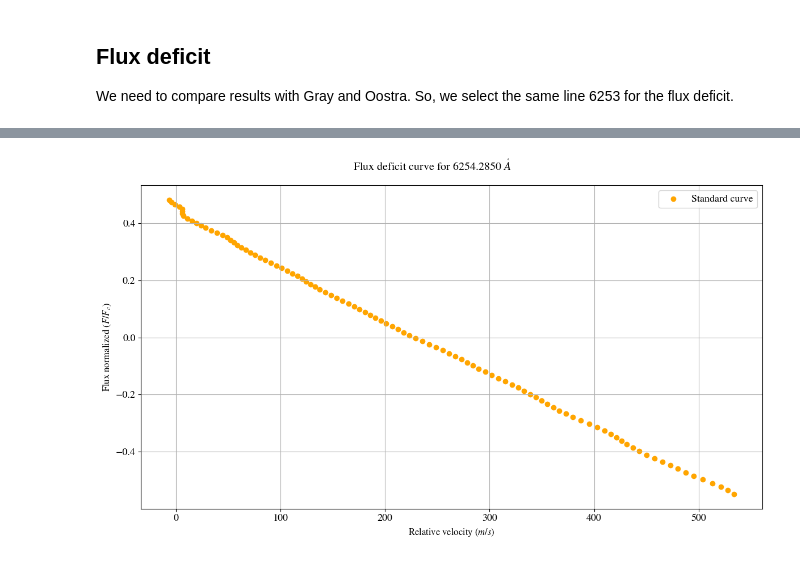
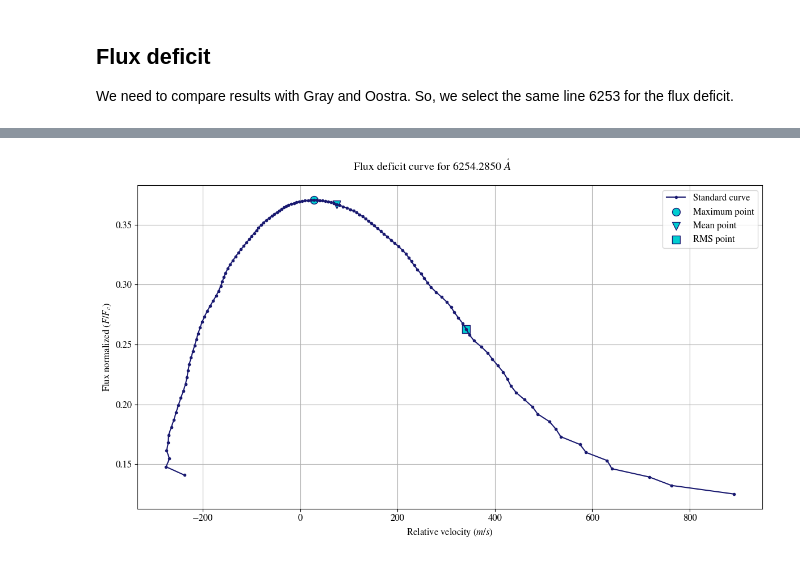
Before and after one commit to ccuellarn/Measurement-and-Characterization-of-Granulation-Patterns-in-the-IAG-Solar-Flux-Spectrum, a Jupyter notebook: Project/Characterization/Second signature/Flux deficit.ipynb, the cells around one changed output, grey strips where cells are left out. Cells and saved outputs as stored; diff of their text form; code cells hidden in the pictures.

```diff
--- a/Project/Characterization/Second signature/Flux deficit.ipynb
+++ b/Project/Characterization/Second signature/Flux deficit.ipynb
@@ -193,19 +236,15 @@ We need to compare results with Gray and Oostra. So, we select the same line 625
 # %%
-#For this is necessary the standard curve from third signature.
-
-#Just take the values for closer lines and bisector from the line
-line_index = closer_lines[closer_lines['Fe line']  == 6254.2850].index[0]
-data = bisectors[line_index]
-
-#Parameters from the third signature characterization (Standard curves)
-parameters_green = np.array([ 0.837168,	-0.001829,1.197500e-06	])
-#For a difference between curves we need the same length, remember thats need to be shifted 633m/s
-vel_standard = np.linspace(0,data['Velocity'][1],len(data['Velocity']))
+#Dont take the extreme points
+data = bisectors[line_index][-1::-1]
+#Recalculate the standard curves with the new length
+vel_standard = np.linspace(0,data['Velocity'][len(data)-1],len(data))
 
 #Standard curve with the length of
-flux_standard = poly.polyval(vel_standard,parameters_green) +0.14
+flux_standard = poly.polyval(vel_standard,parameters_green)
 #Calcule the difference
-Flux_deficit = data['Flux'].loc[10:110] - flux_standard[10:111]
-Vel_deficit = data['Velocity'].loc[10:110] - vel_standard[10:111]
+
+#The logic is take the midpoint between wavelength at mean fluxes
+Vel_deficit = data['Velocity'] - vel_standard
+Flux_deficit = data['Flux'] - flux_standard
 
 Deficit = pd.DataFrame({'Flux':Flux_deficit,'Velocity':Vel_deficit })
@@ -253,21 +251,34 @@ rms_percentil = 100*( (max(data['Flux'])-min(data['Flux'])) / (rms_deficit['Flux
 # %%
+#Point out the mean, maximum, rms of velocity to the percentil from the line core
+maximum_deficit = Deficit[Deficit['Flux'] == max(Deficit['Flux'])]
+maximum_velocity = maximum_deficit['Velocity']
+maximum_percentil = 100*( (max(data['Flux'])-min(data['Flux'])) / (maximum_deficit['Flux']-min(data['Flux'])))
+
+mean_deficit = Deficit[Deficit['Velocity'] <= np.mean(Deficit['Velocity'])].head(1)
+mean_velocity = mean_deficit['Velocity']
+mean_percentil = 100*( (max(data['Flux'])-min(data['Flux'])) / (mean_deficit['Flux']-min(data['Flux'])))
+
+rms_deficit = Deficit[Deficit['Flux'] >= maximum_deficit['Flux'].iloc[0]/(np.sqrt(2))].head(1)
+rms_velocity = rms_deficit['Velocity']
+rms_percentil = 100*( (max(data['Flux'])-min(data['Flux'])) / (rms_deficit['Flux']-min(data['Flux'])))
+
 fig3, ax = plt.subplots(1,1,figsize=(12,7))
 
 fig3.suptitle(r'Flux deficit curve for 6254.2850 $\mathring{A}$')
 
-ax.scatter(Deficit['Velocity'],Deficit['Flux'],color= 'orange',label='Standard curve')
+ax.plot(Deficit['Velocity'],Deficit['Flux'],color= 'midnightblue',label='Standard curve',marker='.')
 #Points of interest
-# ax.scatter(maximum_deficit['Velocity'],maximum_deficit['Flux'],color='red',label='Maximum point')
-# ax.scatter(mean_deficit['Velocity'],mean_deficit['Flux'],color='green',label='Mean point')
-# ax.scatter(rms_deficit['Velocity'],rms_deficit['Flux'],color='blue',label='RMS point')
+ax.scatter(maximum_deficit['Velocity'],maximum_deficit['Flux'],color='darkturquoise',label='Maximum point',marker='o',s=100,edgecolor='midnightblue')
+ax.scatter(mean_deficit['Velocity'],mean_deficit['Flux'],color='darkturquoise',label='Mean point',marker='v',s=100,edgecolor='midnightblue')
+ax.scatter(rms_deficit['Velocity'],rms_deficit['Flux'],color='darkturquoise',label='RMS point',marker='s',s=100,edgecolor='midnightblue')
 
 ax.grid()
 ax.legend()
 ax.set_xlabel(r'Relative velocity $(m/s)$')
 ax.set_ylabel(r'Flux normalized $(F/F_{c})$')
 
 fig3.tight_layout()
 
-# fig3.savefig('Flux deficit curve.pdf')
+# fig3.savefig('Flux deficit curve_6253')
 # %% [output]
-[figure, old version]
+[figure, new version]
```
Also changed, not shown: parts of 6 cells of this notebook, 30 other files.
